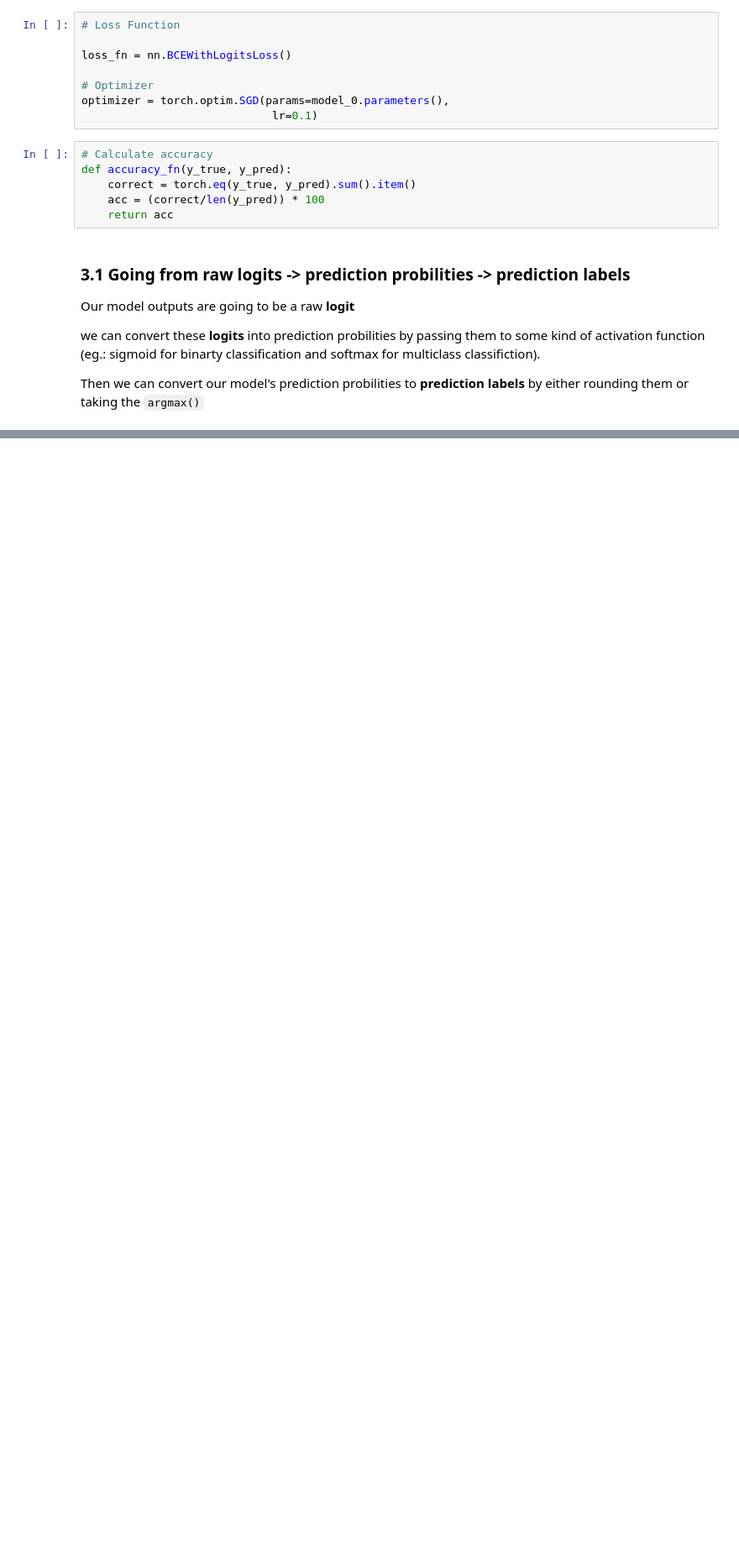
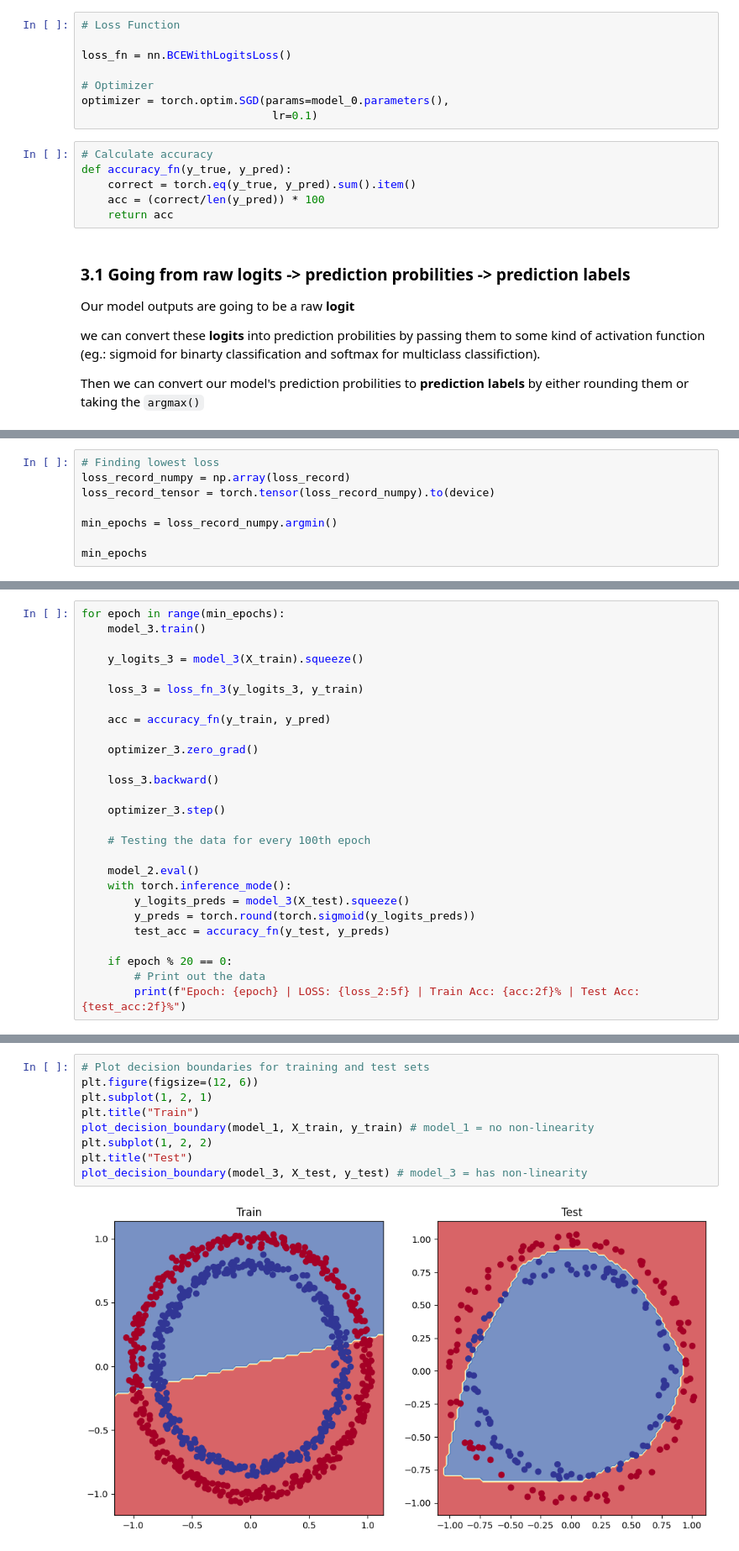
Before and after one commit to adityajideveloper/pytorch-learning, a Jupyter notebook: 02_pytorch_neural_network_classification.ipynb, the cells around one changed output, grey strips where cells are left out. Shown: that part at 84% size. Saved outputs shown, nothing was run; the diff lists cells and outputs as text; blank space fills up the shorter version.

```diff
--- a/02_pytorch_neural_network_classification.ipynb
+++ b/02_pytorch_neural_network_classification.ipynb
@@ -258,0 +540,8 @@ tensor([1., 1., 1., 1., 1.], device='cuda:0')
+# %%
+# Finding lowest loss
+loss_record_numpy = np.array(loss_record)
+loss_record_tensor = torch.tensor(loss_record_numpy).to(device)
+
+min_epochs = loss_record_numpy.argmin()
+
+min_epochs
@@ -258,0 +560,27 @@ tensor([1., 1., 1., 1., 1.], device='cuda:0')
+# %%
+for epoch in range(min_epochs):
+    model_3.train()
+
+    y_logits_3 = model_3(X_train).squeeze()
+
+    loss_3 = loss_fn_3(y_logits_3, y_train)
+
+    acc = accuracy_fn(y_train, y_pred)
+
+    optimizer_3.zero_grad()
+
+    loss_3.backward()
+
+    optimizer_3.step()
+
+    # Testing the data for every 100th epoch
+
+    model_2.eval()
+    with torch.inference_mode():
+        y_logits_preds = model_3(X_test).squeeze()
+        y_preds = torch.round(torch.sigmoid(y_logits_preds))
+        test_acc = accuracy_fn(y_test, y_preds)
+
+    if epoch % 20 == 0:
+        # Print out the data
+        print(f"Epoch: {epoch} | LOSS: {loss_2:5f} | Train Acc: {acc:2f}% | Test Acc: {test_acc:2f}%")
@@ -258,0 +605,11 @@ tensor([1., 1., 1., 1., 1.], device='cuda:0')
+# %%
+# Plot decision boundaries for training and test sets
+plt.figure(figsize=(12, 6))
+plt.subplot(1, 2, 1)
+plt.title("Train")
+plot_decision_boundary(model_1, X_train, y_train) # model_1 = no non-linearity
+plt.subplot(1, 2, 2)
+plt.title("Test")
+plot_decision_boundary(model_3, X_test, y_test) # model_3 = has non-linearity
+# %% [output]
+[figure, added]
```
Also changed, not shown: parts of 24 cells of this notebook.
